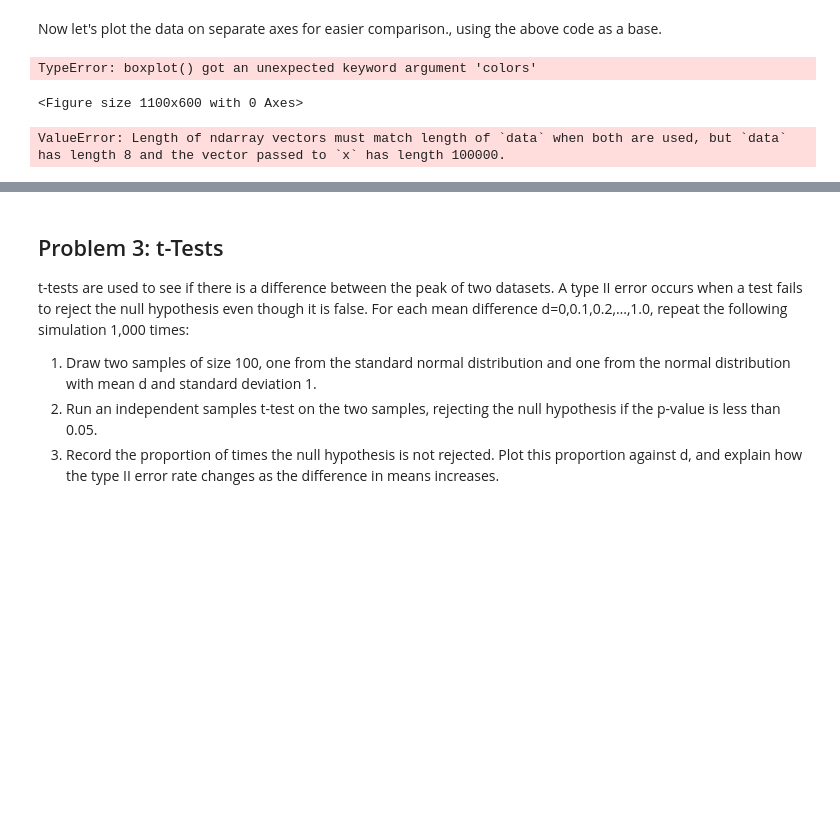
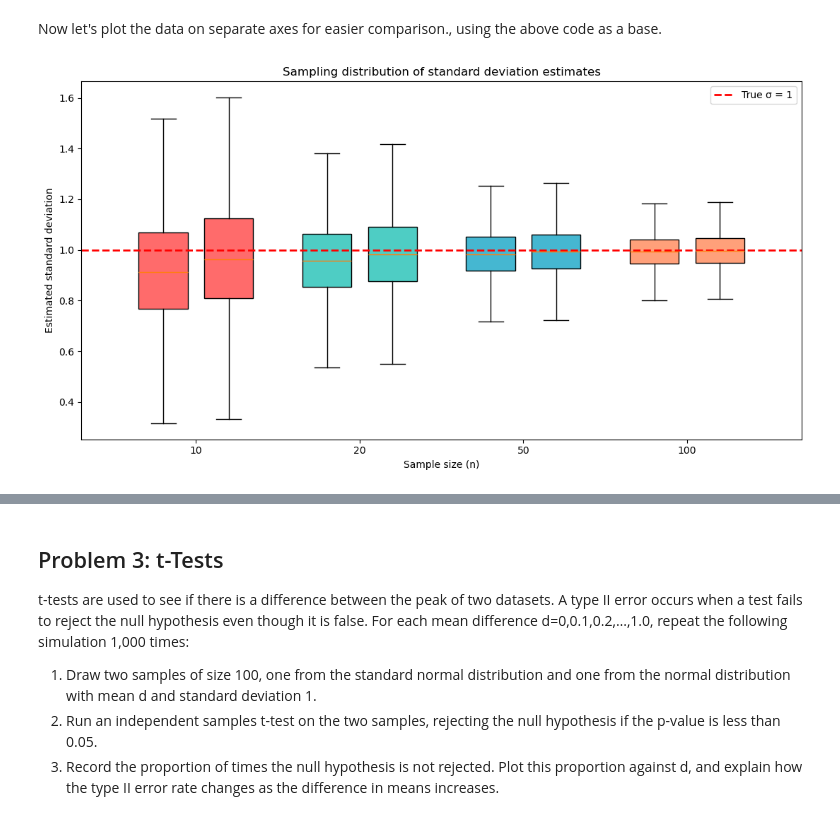
Before and after one commit to kknb1982/applied_statistics, a Jupyter notebook: problems.ipynb, the cells around one changed output, grey strips where cells are left out. Saved outputs shown, nothing was run; the diff lists cells and outputs as text; code cells hidden in the pictures; blank space fills up the shorter version.

Commit message:
Updated problem 2 with a boxplot

```diff
--- a/problems.ipynb
+++ b/problems.ipynb
@@ -680,53 +680,54 @@ for i in sample_sizes:
 # %% [markdown]
 Now let's plot the data on separate axes for easier comparison., using the above code as a base.
 # %%
+# Extract data as lists
+# https://www.geeksforgeeks.org/python/extract-elements-from-a-python-list/
 sample_sizes = [item[0] for item in data_by_sample_size]
-pop_sd = [item[1] for item in data_by_sample_size]
-samp_sd = [item[2] for item in data_by_sample_size]
+pop_sd_list = [item[1] for item in data_by_sample_size]
+samp_sd_list = [item[2] for item in data_by_sample_size]
 
+# Set the variable for true standard deviation
 true_sigma = 1.0
 
-plt.figure(figsize=(11, 6))
+# create a blank figure
+# https://matplotlib.org/stable/api/_as_gen/matplotlib.pyplot.subplots.html
+fig, ax = plt.subplots(figsize=(11, 6))
 
-# Positions for side-by-side boxes
-positions = np.arange(len(sample_sizes))
-offset = 0.18
+# Set positions for side-by-side boxes
+num_groups = len(sample_sizes)
+positions = np.arange(num_groups)
+offset = 0.2
 
-plt.boxplot(pop_sd, positions=positions - offset, colors='blue', widths=0.3,
-    showfliers=False
-)
+# Define colors for the boxes
+colors_per_sample = ['#FF6B6B', '#4ECDC4', '#45B7D1', '#FFA07A']
 
-plt.boxplot(
-    samp_sd,
-    positions=positions + offset, colors='green',
-    widths=0.3,
-    showfliers=False
-)
+# Create boxplots
+pop_positions = positions - offset
+samp_positions = positions + offset
 
-plt.axhline(
-    true_sigma,
-    color="red",
-    linestyle="--",
-    linewidth=2,
-    label="True σ = 1"
-)
+popplot = ax.boxplot(pop_sd_list, positions=pop_positions, patch_artist=True, widths=0.3, showfliers=False)
+samplot = ax.boxplot(samp_sd_list, positions=samp_positions, patch_artist=True, widths=0.3, showfliers=False)
 
-plt.xticks(positions, sample_sizes)
-plt.xlabel("Sample size (n)")
-plt.ylabel("Estimated standard deviation")
-plt.title("Sampling distribution of standard deviation estimates")
-plt.legend()
+# Reference line for true standard deviation
+ax.axhline(true_sigma, color="red", linestyle="--", linewidth=2, label="True σ = 1")
+
+# Colour the boxes
+for patch, color in zip(popplot['boxes'], colors_per_sample):
+    patch.set_facecolor(color)
+
+for patch, color in zip(samplot['boxes'], colors_per_sample):
+    patch.set_facecolor(color)
+
+# Set x-axis with only 4 ticks at the group positions
+ax.set_xticks(positions)
+ax.set_xticklabels(sample_sizes)
+
+ax.set_xlabel("Sample size (n)")
+ax.set_ylabel("Estimated standard deviation")
+ax.set_title("Sampling distribution of standard deviation estimates")
+ax.legend()
 
 plt.tight_layout()
 plt.show()
 # %% [output]
-TypeError: boxplot() got an unexpected keyword argument 'colors'
-<Figure size 1100x600 with 0 Axes>
+[figure, added]
-# %%
-import seaborn as sns
-import pandas as pd
-
-df = pd.DataFrame(data_by_sample_size)
-sns.histplot(df, x=pop_sd_n, hue=n, element="step")
-# %% [output]
-ValueError: Length of ndarray vectors must match length of `data` when both are used, but `data` has length 8 and the vector passed to `x` has length 100000.
```
Also changed, not shown: parts of 25 cells of this notebook.
